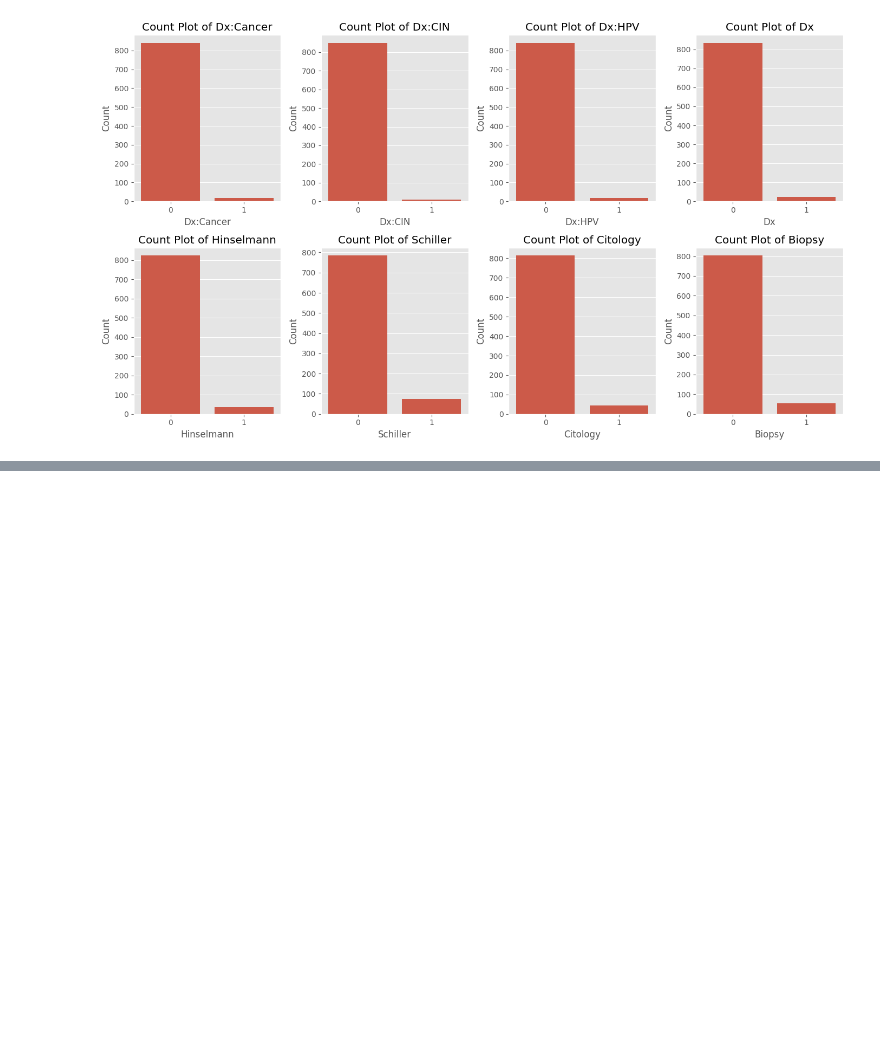
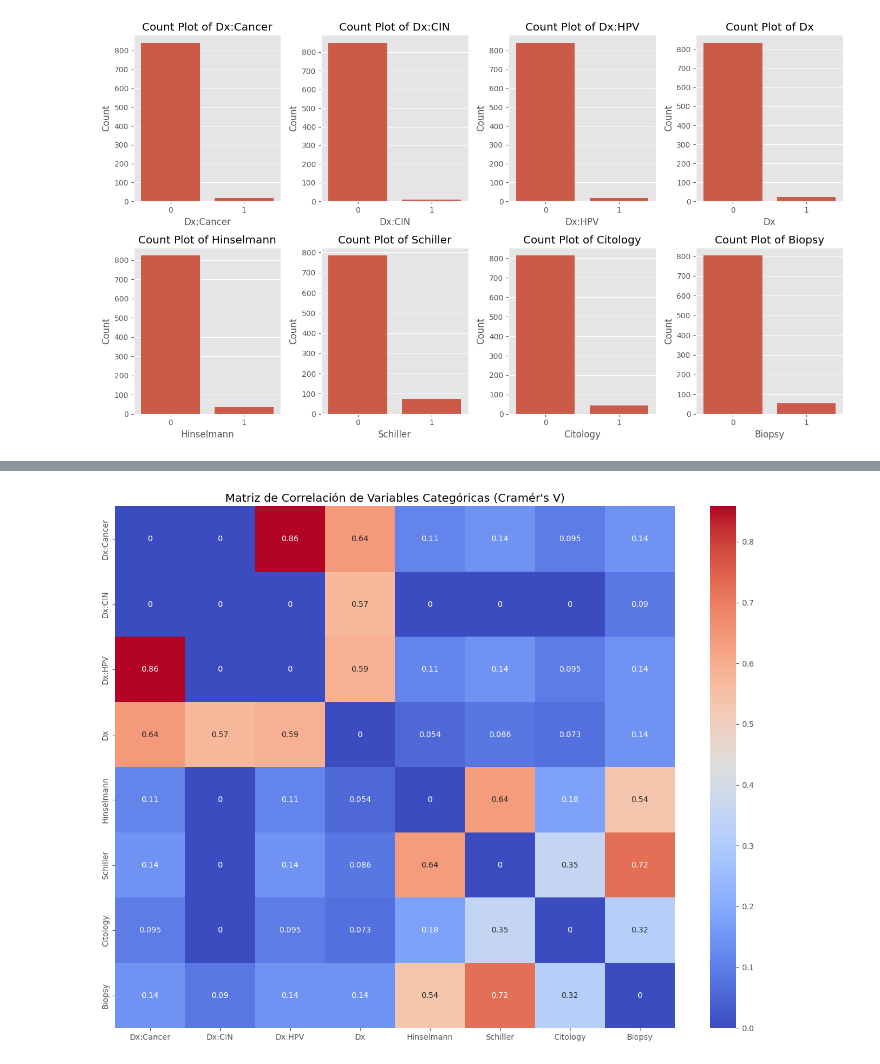
Before and after one commit to bl33h/cervicalCancerRiskFactors, a Jupyter notebook: src/cervicalCancerRiskFactors.ipynb, the cells around one changed output, grey strips where cells are left out. Cells and saved outputs as stored; diff of their text form; code cells hidden in the pictures; blank space fills up the shorter version.

```diff
--- a/src/cervicalCancerRiskFactors.ipynb
+++ b/src/cervicalCancerRiskFactors.ipynb
@@ -192,0 +211,21 @@ plt.show()
+# %%
+def cramers_v(x, y):
+    confusion_matrix = pd.crosstab(x, y)
+    chi2 = chi2_contingency(confusion_matrix)[0]
+    n = confusion_matrix.sum().sum()
+    return np.sqrt(chi2 / (n * (min(confusion_matrix.shape) - 1)))
+
+cramers_v_matrix = pd.DataFrame(np.zeros((len(categorical_cols), len(categorical_cols))),
+                                index=categorical_cols, columns=categorical_cols)
+
+for col1 in categorical_cols:
+    for col2 in categorical_cols:
+        if col1 != col2:
+            cramers_v_matrix.loc[col1, col2] = cramers_v(df[col1], df[col2])
+
+plt.figure(figsize=(16, 12))
+sns.heatmap(cramers_v_matrix, annot=True, cmap='coolwarm')
+plt.title("Matriz de Correlación de Variables Categóricas (Cramér's V)")
+plt.show()
+# %% [output]
+[figure, added]
```
Also changed, not shown: parts of 7 cells of this notebook.
